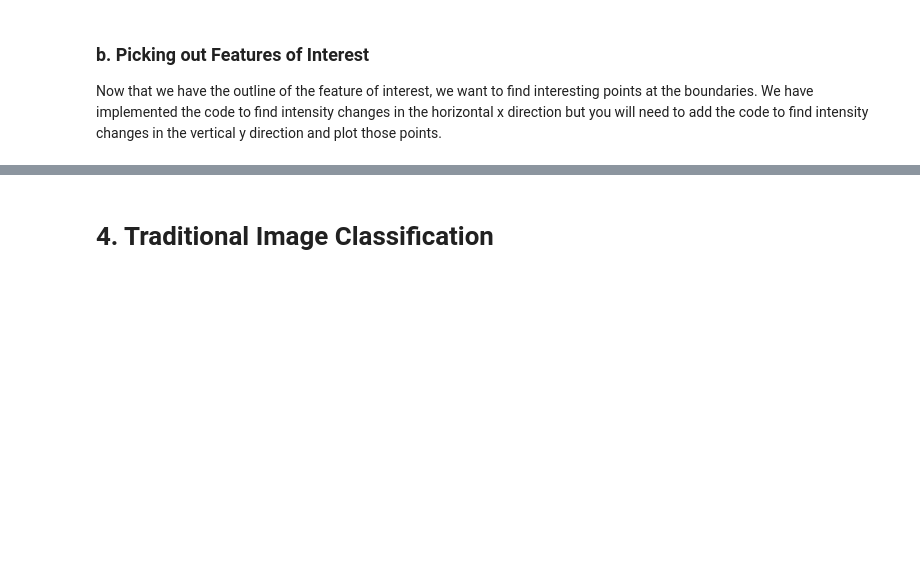
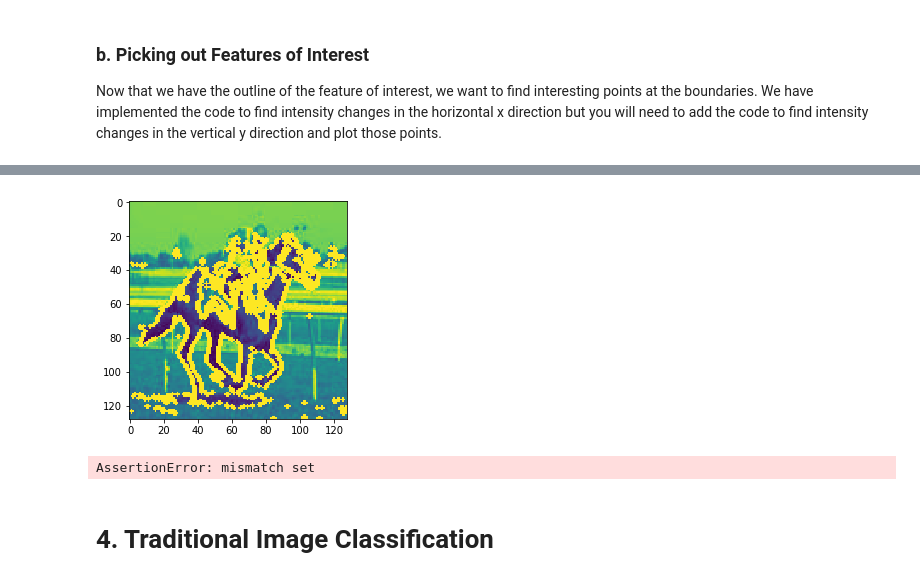
Before and after one commit to vontell/834-PSET, a Jupyter notebook: Image Classification.ipynb, the cells around one changed output, grey strips where cells are left out. Drawn from its saved outputs; the diff is of its cells as text; code cells hidden in the pictures; blank space fills up the shorter version.

```diff
--- a/Image Classification.ipynb
+++ b/Image Classification.ipynb
@@ -110,3 +152,8 @@ returnPoints(final)
+# %%
+test_returnPoints(returnPoints)
+# %% [output]
+[figure, added]
+AssertionError: mismatch set
 # %% [markdown]
 # 4. Traditional Image Classification
 # %% [markdown]
```
Also changed, not shown: parts of 4 cells of this notebook, 7 other files.
